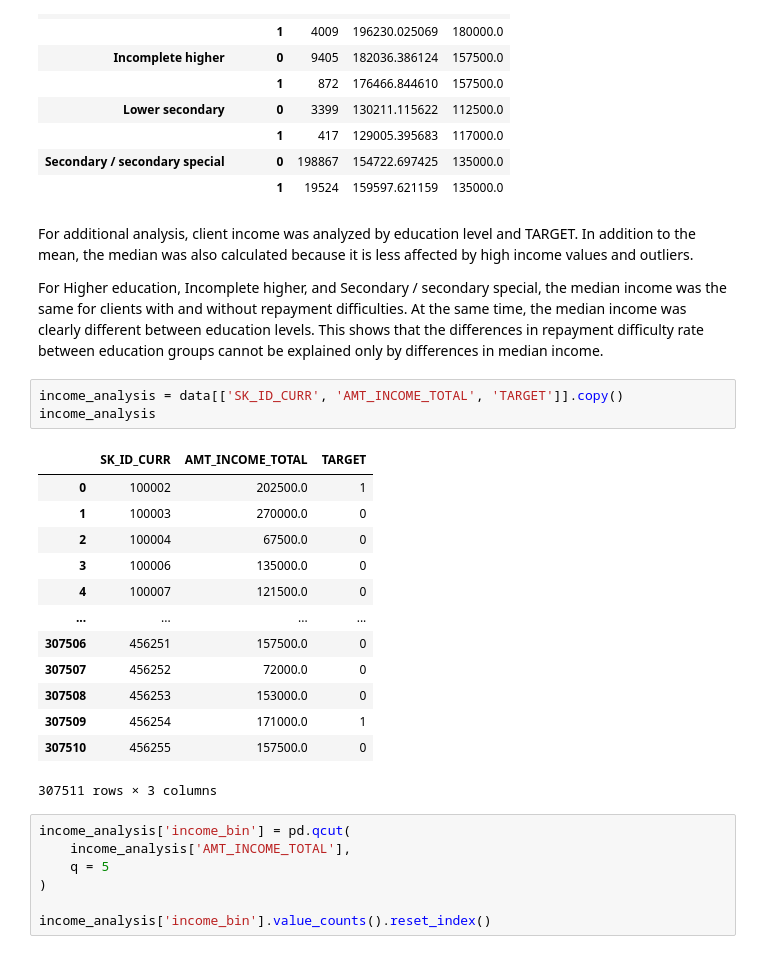
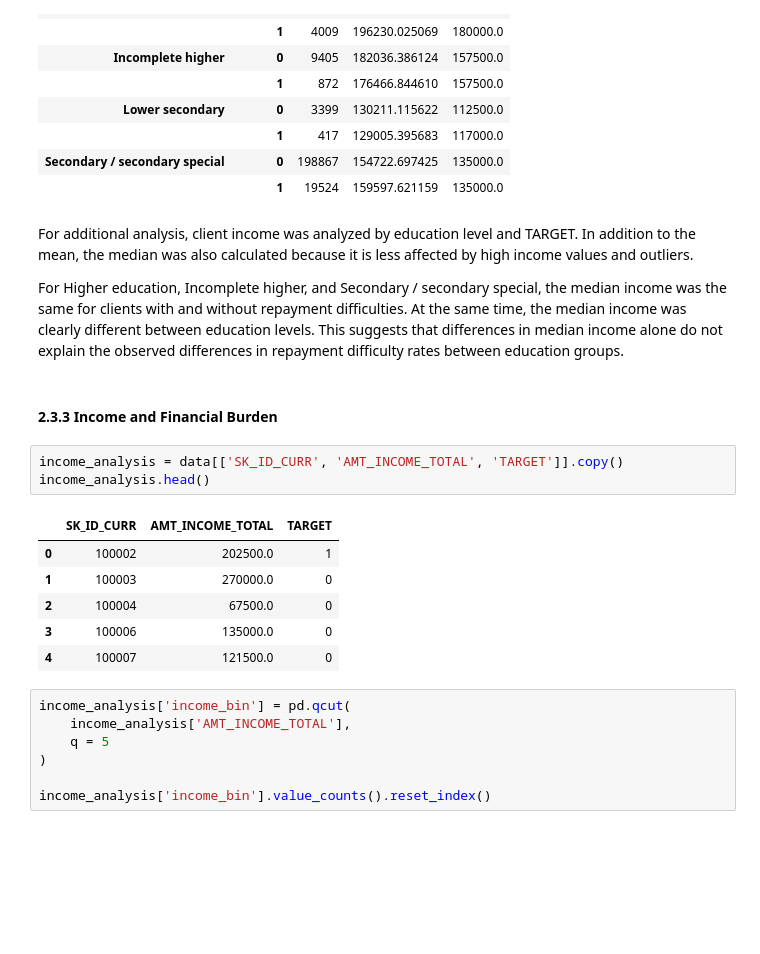
Before and after one commit to Tural-Kazimov/home-credit-default-risk, a Jupyter notebook: main.ipynb, the cells around one changed output. Saved outputs shown, nothing was run; the diff lists cells and outputs as text; blank space fills up the shorter version.

Commit message:
The end of EDA, new tables and plots

```diff
--- a/main.ipynb
+++ b/main.ipynb
@@ -453,24 +439,19 @@ data.groupby(['NAME_EDUCATION_TYPE', 'TARGET'])['AMT_INCOME_TOTAL'].agg(['count'
 # %% [markdown]
 For additional analysis, client income was analyzed by education level and TARGET. In addition to the mean, the median was also calculated because it is less affected by high income values and outliers.
 
-For Higher education, Incomplete higher, and Secondary / secondary special, the median income was the same for clients with and without repayment difficulties. At the same time, the median income was clearly different between education levels. This shows that the differences in repayment difficulty rate between education groups cannot be explained only by differences in median income.
+For Higher education, Incomplete higher, and Secondary / secondary special, the median income was the same for clients with and without repayment difficulties. At the same time, the median income was clearly different between education levels. This suggests that differences in median income alone do not explain the observed differences in repayment difficulty rates between education groups.
+# %% [markdown]
+#### 2.3.3 Income and Financial Burden
 # %%
 income_analysis = data[['SK_ID_CURR', 'AMT_INCOME_TOTAL', 'TARGET']].copy()
-income_analysis
+income_analysis.head()
 # %% [output]
 |  | SK_ID_CURR | AMT_INCOME_TOTAL | TARGET |
 | 0 | 100002 | 202500.0 | 1 |
 | 1 | 100003 | 270000.0 | 0 |
 | 2 | 100004 | 67500.0 | 0 |
 | 3 | 100006 | 135000.0 | 0 |
 | 4 | 100007 | 121500.0 | 0 |
-| ... | ... | ... | ... |
-| 307506 | 456251 | 157500.0 | 0 |
-| 307507 | 456252 | 72000.0 | 0 |
-| 307508 | 456253 | 153000.0 | 0 |
-| 307509 | 456254 | 171000.0 | 1 |
-| 307510 | 456255 | 157500.0 | 0 |
-307511 rows × 3 columns
 # %%
 income_analysis['income_bin'] = pd.qcut(
     income_analysis['AMT_INCOME_TOTAL'],
```
Also changed, not shown: parts of 80 cells of this notebook, 2 other files.
